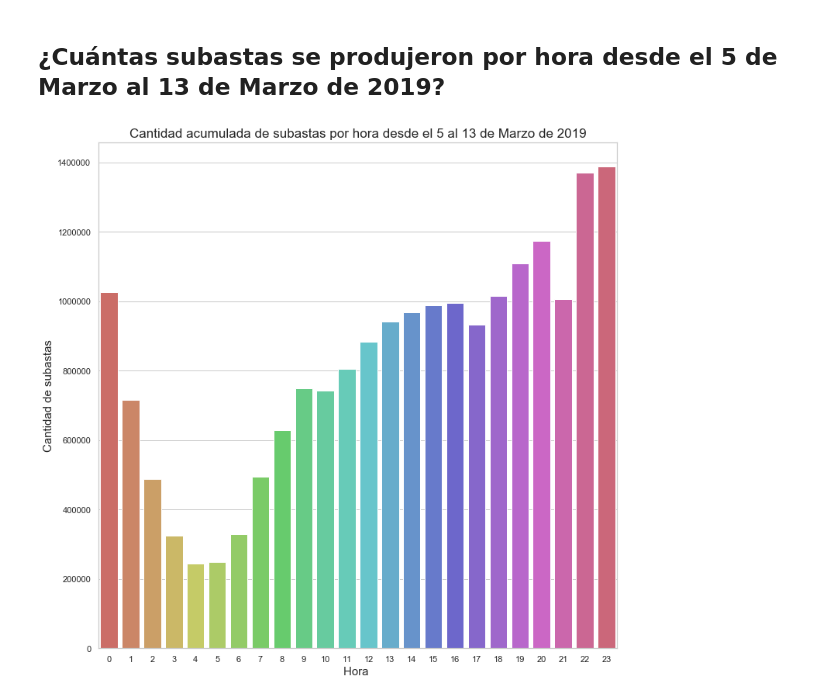
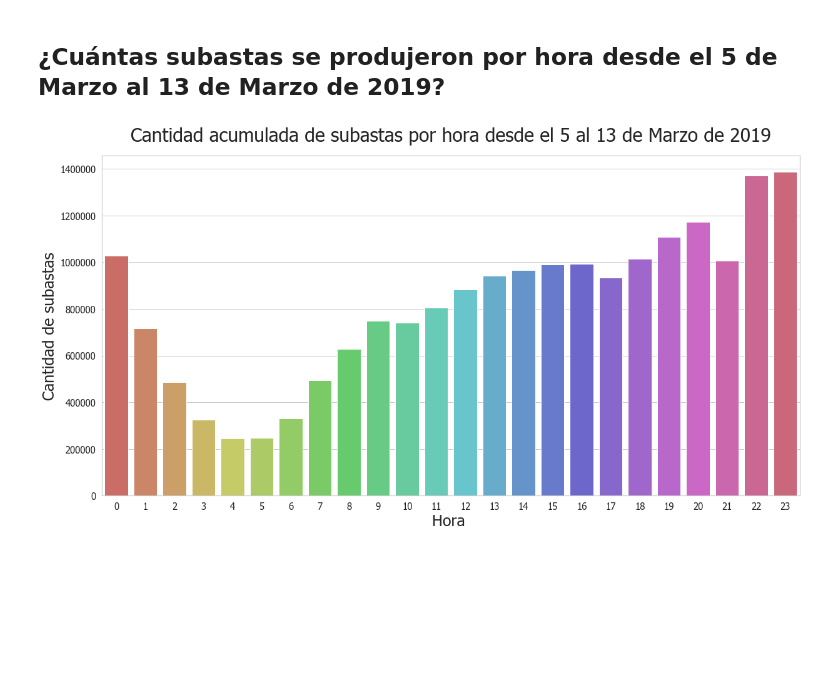
Before and after one commit to AlejandroKler/Datanesa, a Jupyter notebook: Analisis_subastas.ipynb, the cells around one changed output. Saved outputs shown, nothing was run; the diff lists cells and outputs as text; code cells hidden in the pictures; blank space fills up the shorter version.

```diff
--- a/Analisis_subastas.ipynb
+++ b/Analisis_subastas.ipynb
@@ -119,6 +125,6 @@ plt.savefig('asd.png', dpi = 300)
 # %%
 df_users = pd.read_csv("reapariciones_usuarios.csv")
 # %%
-plt.rcParams['figure.figsize'] = (15, 8)
+plt.rcParams['figure.figsize'] = (20, 10)
 # %%
 graph = sns.barplot(x= df_users['tiempo_reap'], y = df_users['cant_ocurrencias'], orient='v', palette="hls")
@@ -133,18 +141,20 @@ plt.savefig("Reapariciones_usuarios_subastas.png", dpi = 300)
 # %% [markdown]
 ## ¿Cuántas subastas se produjeron por hora desde el 5 de Marzo al 13 de Marzo de 2019?
 # %%
-plt.rcParams['figure.figsize'] = (12, 12)
+plt.rcParams['figure.figsize'] = (20, 10)
 
 auctions['hora'] = auctions['date'].dt.hour
 
 subastas_por_hora = auctions.groupby('hora').agg({'cantidad_subastas': 'count'}).reset_index().\
 sort_values(by = 'cantidad_subastas', ascending = False)
 
 graph_b = sns.barplot(x= subastas_por_hora['hora'], y = subastas_por_hora['cantidad_subastas'], orient='v', palette="hls")
-graph_b.set_title("Cantidad acumulada de subastas por hora desde el 5 al 13 de Marzo de 2019", fontsize = 17)
-graph_b.set_xlabel("Hora ", fontsize = 15)  #fontdict = font para cambiar la fuente
-graph_b.set_ylabel("Cantidad de subastas", fontsize = 15)
+graph_b.set_title("Cantidad acumulada de subastas por hora desde el 5 al 13 de Marzo de 2019", fontsize = 30)
+graph_b.set_xlabel("Hora ", fontsize = 25)  #fontdict = font para cambiar la fuente
+graph_b.set_ylabel("Cantidad de subastas", fontsize = 25)
+graph_b.title.set_position([.5, 1.03])
+graph_b.tick_params(labelsize=15, which='major')
 
 plt.savefig("cant_acum_hora_subastas.png", dpi = 300)
 # %% [output]
-[figure, old version]
+[figure, new version]
```
Also changed, not shown: parts of 4 cells of this notebook.
